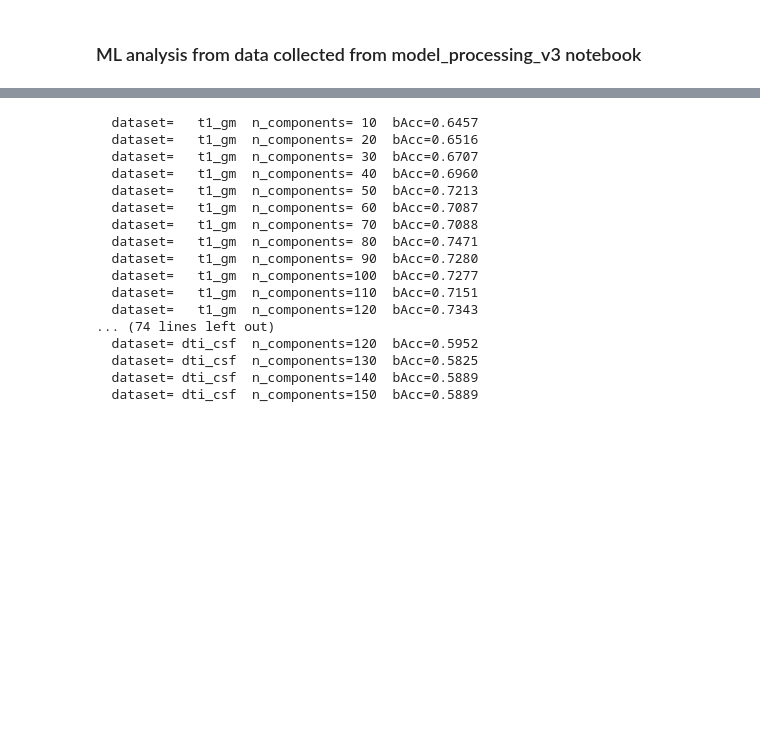
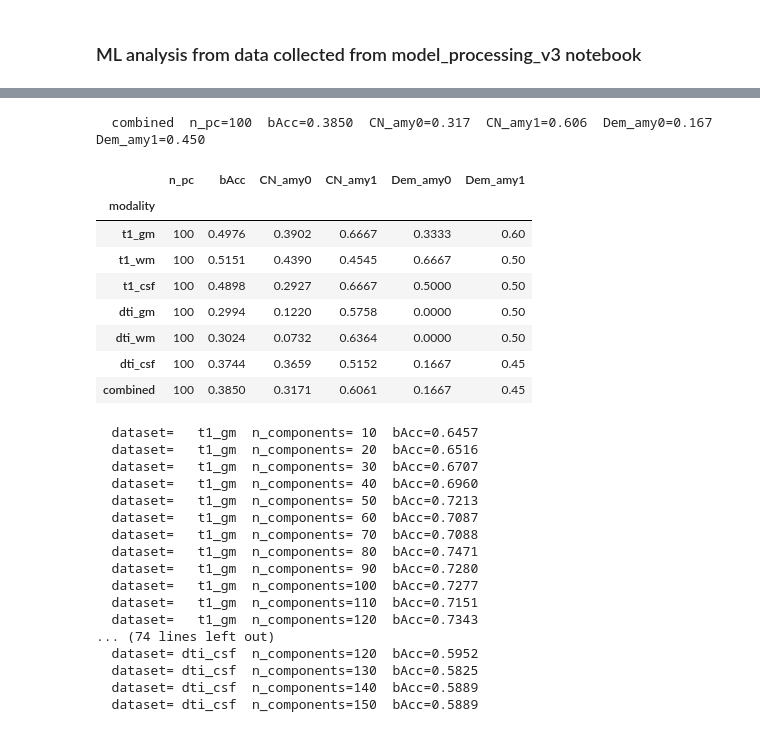
Before and after one commit to william2952/ADRU, a Jupyter notebook: model_analysis_v3.ipynb, the cells around one changed output, grey strips where cells are left out. Saved outputs shown, nothing was run; the diff lists cells and outputs as text; code cells hidden in the pictures; blank space fills up the shorter version.

```diff
--- a/model_analysis_v3.ipynb
+++ b/model_analysis_v3.ipynb
@@ -213,0 +99,20 @@ diag_results
+# %%
+# 4-class task (long cohort): CN_amy0, CN_amy1, Dem_amy0, Dem_amy1
+# PCA 100 components per modality (StandardScaler fit on train rows), then SVM balanced OvR.
+
+N_PC_AMY = 100
+LABEL_NAMES_4 = ["CN_amy0", "CN_amy1", "Dem_amy0", "Dem_amy1"]
+
+# Build boolean index and integer labels aligned to meta_long row order
+amy_mask = (
+    meta_long["group"].isin(["CN", "Dementia"]) &
+    meta_long["amyloid_label"].notna()
+).values
+
+g4 = meta_long.loc[amy_mask, "group"].values
+a4 = meta_long.loc[amy_mask, "amyloid_label"].values.astype(int)
+label_map_4 = {("CN", 0): 0, ("CN", 1): 1, ("Dementia", 0): 2, ("Dementia", 1): 3}
+y4 = np.array([label_map_4[(g, a)] for g, a in zip(g4, a4)], dtype=np.int64)
+
+counts4 = {LABEL_NAMES_4[i]: int((y4 == i).sum()) for i in range(4)}
+print("4-class counts:", counts4, f"  n_total={len(y4)}")
@@ -214,3 +159,54 @@ diag_results
+# %%
+# 4-class combined: all 6 modalities StandardScaled per modality, stacked, PCA(100), SVM.
+# Uses the same amy_mask, idx4_tr/te, y4_tr/te from the cell above.
+
+blocks_tr, blocks_te = [], []
+for name in MODALITIES:
+    X = X_raw_long[name][amy_mask].astype(np.float32)
+    sc = StandardScaler().fit(X[idx4_tr])
+    Xs = sc.transform(X).astype(np.float32)
+    blocks_tr.append(Xs[idx4_tr])
+    blocks_te.append(Xs[idx4_te])
+
+X_comb_tr = np.hstack(blocks_tr)
+X_comb_te = np.hstack(blocks_te)
+
+n_pc_comb = min(N_PC_AMY, X_comb_tr.shape[0], X_comb_tr.shape[1])
+pca_comb = PCA(n_components=n_pc_comb, random_state=0,
+               svd_solver="randomized").fit(X_comb_tr)
+Z_comb_tr = pca_comb.transform(X_comb_tr)
+Z_comb_te = pca_comb.transform(X_comb_te)
+
+clf_comb = SVC(class_weight="balanced", random_state=0,
+               decision_function_shape="ovr").fit(Z_comb_tr, y4_tr)
+y_pred_comb = clf_comb.predict(Z_comb_te)
+
+bacc_comb = balanced_accuracy_score(y4_te, y_pred_comb)
+per_class_comb = {
+    LABEL_NAMES_4[i]: float(((y4_te == i) & (y_pred_comb == i)).sum()) / max(1, int((y4_te == i).sum()))
+    for i in range(4)
+}
+
+print(f"  combined  n_pc={n_pc_comb}  bAcc={bacc_comb:.4f}  " +
+      "  ".join(f"{k}={v:.3f}" for k, v in per_class_comb.items()))
+
+amy4_combined_row = pd.DataFrame([{
+    "modality": "combined", "n_pc": n_pc_comb, "bAcc": round(bacc_comb, 4),
+    **{k: round(v, 4) for k, v in per_class_comb.items()}
+}]).set_index("modality")
+
+pd.concat([amy4_results, amy4_combined_row])
+# %% [output]
+  combined  n_pc=100  bAcc=0.3850  CN_amy0=0.317  CN_amy1=0.606  Dem_amy0=0.167  Dem_amy1=0.450
+|  | n_pc | bAcc | CN_amy0 | CN_amy1 | Dem_amy0 | Dem_amy1 |
+| modality |  |  |  |  |  |  |
+| t1_gm | 100 | 0.4976 | 0.3902 | 0.6667 | 0.3333 | 0.60 |
+| t1_wm | 100 | 0.5151 | 0.4390 | 0.4545 | 0.6667 | 0.50 |
+| t1_csf | 100 | 0.4898 | 0.2927 | 0.6667 | 0.5000 | 0.50 |
+| dti_gm | 100 | 0.2994 | 0.1220 | 0.5758 | 0.0000 | 0.50 |
+| dti_wm | 100 | 0.3024 | 0.0732 | 0.6364 | 0.0000 | 0.50 |
+| dti_csf | 100 | 0.3744 | 0.3659 | 0.5152 | 0.1667 | 0.45 |
+| combined | 100 | 0.3850 | 0.3171 | 0.6061 | 0.1667 | 0.45 |
 # %%
 # --- PCA component sweep (10–150 step 10): 6 modalities + combined; same train/test split ----
 LABEL_COL = "diag_label"
```
Also changed, not shown: parts of 13 cells of this notebook, 6 other files.
